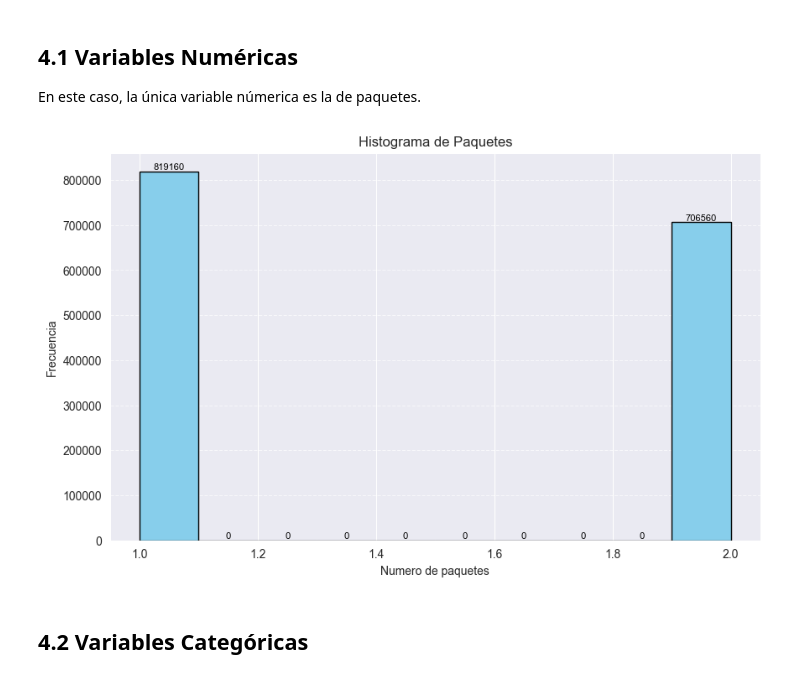
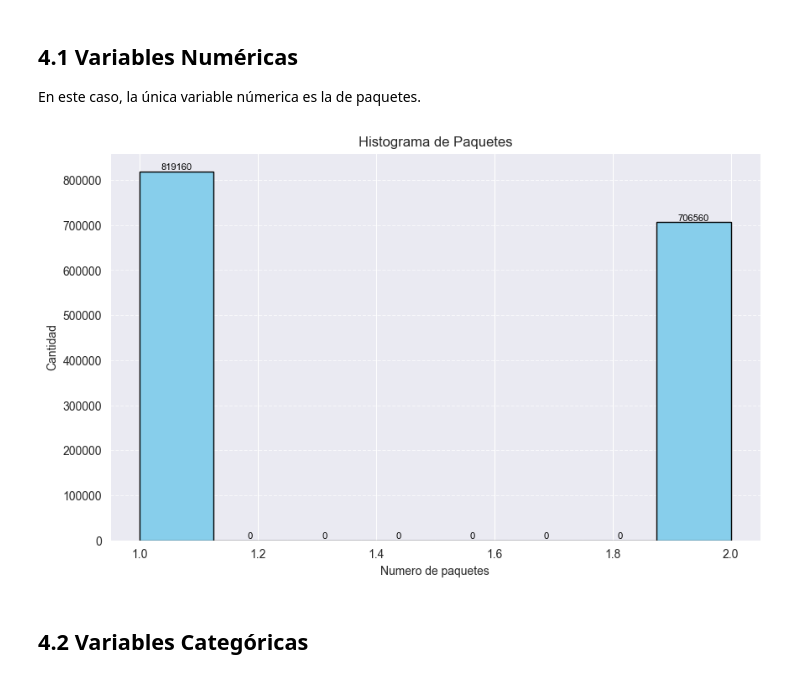
Before and after one commit to DGRIA/SESNA-Fertilizantes, a Jupyter notebook: src/Notebooks/3.1_EDA_productores_autorizados_2023.ipynb, the cells around one changed output. Drawn from its saved outputs; the diff is of its cells as text; code cells hidden in the pictures.

```diff
--- a/src/Notebooks/3.1_EDA_productores_autorizados_2023.ipynb
+++ b/src/Notebooks/3.1_EDA_productores_autorizados_2023.ipynb
@@ -194,28 +194,28 @@ En este caso, la única variable númerica es la de paquetes.
 # %%
 # Filtrar los datos para estar dentro del rango de interés
 paquetes = lista_productores['PAQUETE']
 
 # Crear el histograma con un mayor número de bins
 plt.figure(figsize=(10, 6))
-barras = plt.hist(paquetes, color='skyblue', edgecolor='black')
+barras = plt.hist(paquetes,bins=8,color='skyblue', edgecolor='black')
 plt.xlabel('Numero de paquetes')
-plt.ylabel('Frecuencia')
+plt.ylabel('Cantidad')
 plt.title('Histograma de Paquetes')
 plt.grid(axis='y', linestyle='--', alpha=0.7)
 
 # Recorrer las barras
 for i in range(len(barras[0])):
     # Obtener el valor de la barra
     valor = barras[0][i]
 
      # Calcular la posición x de la anotación como el centro de la barra
     bar_width = barras[1][1] - barras[1][0]  # Ancho de las barras
     x_pos = barras[1][i] + bar_width / 2  # Posición x del centro de la barra
 
     # Mostrar el valor encima de la barra
     plt.annotate(f"{valor:.0f}", xy=(x_pos, valor),
                  ha="center", va="bottom", fontsize=8, color="black")
 
 plt.show()
 # %% [output]
-[figure, old version]
+[figure, new version]
```
Also changed, not shown: parts of 5 cells of this notebook.
